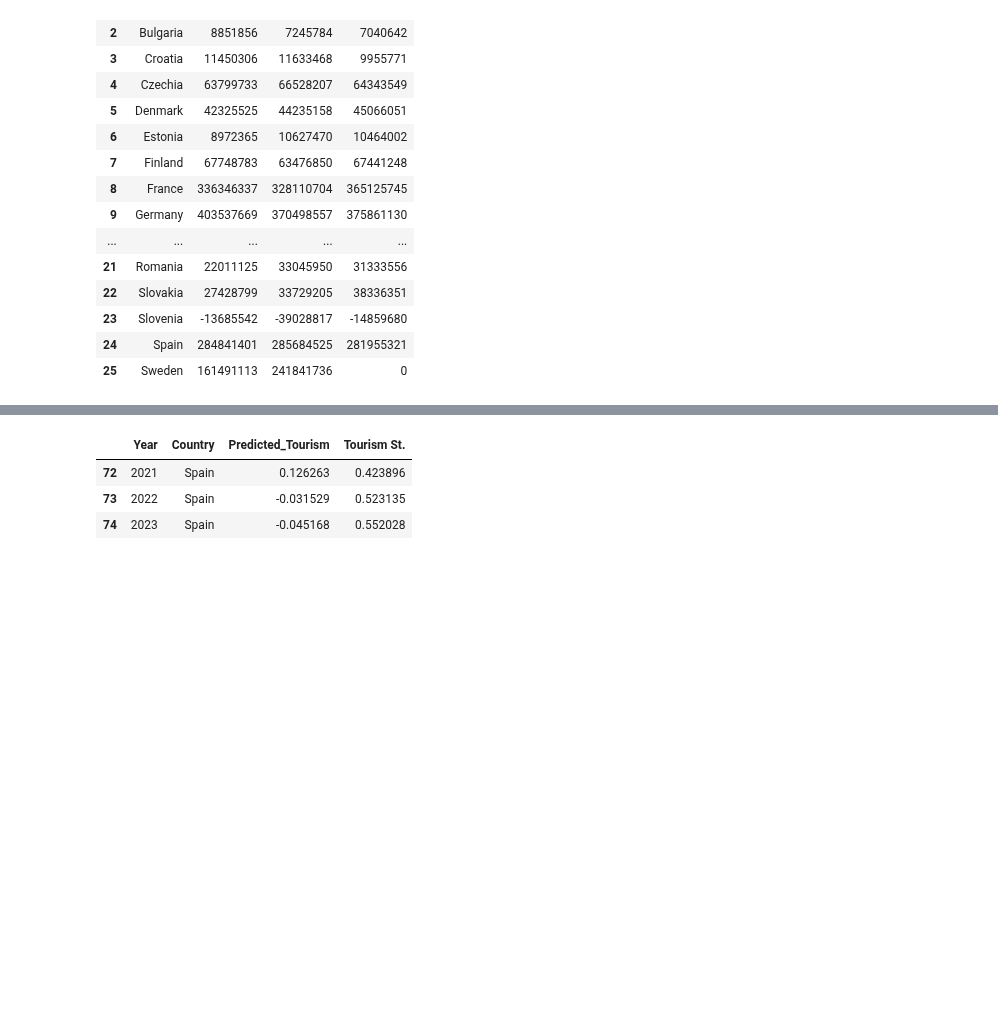
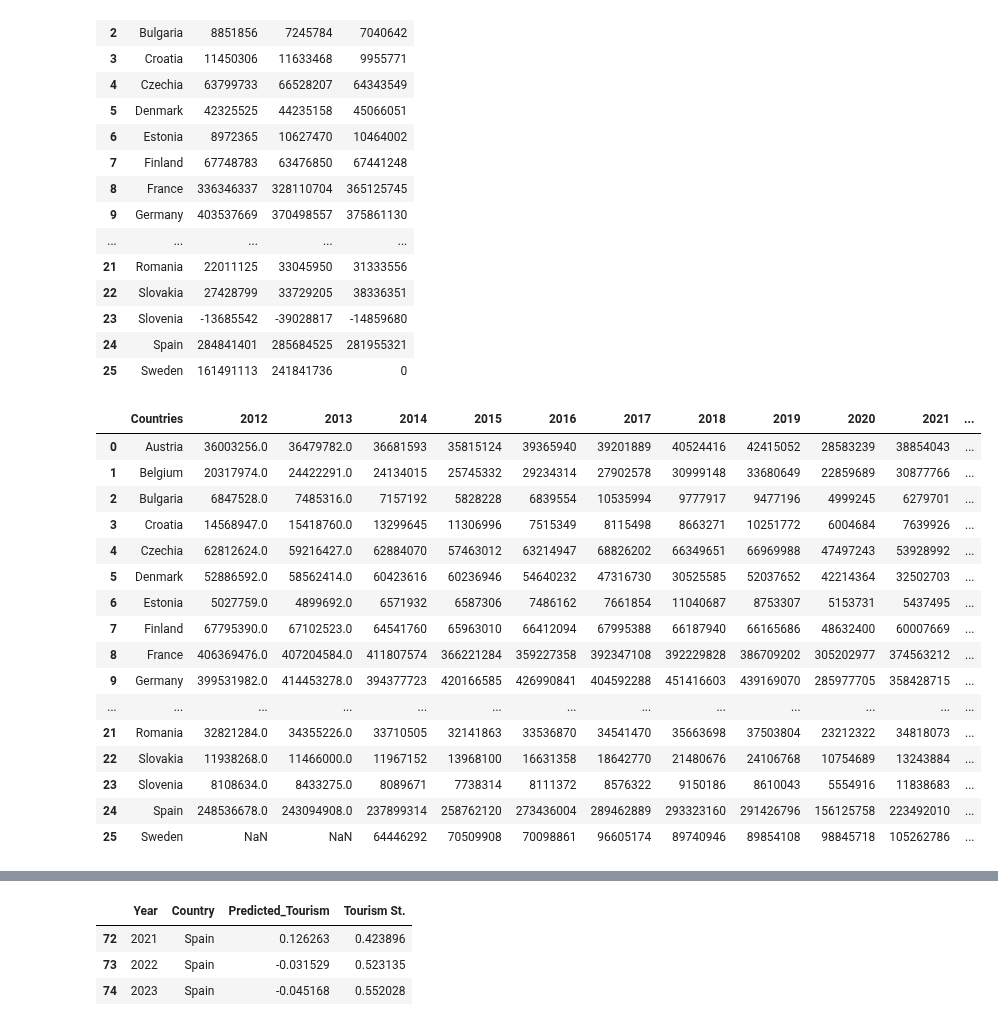
Before and after one commit to swbehan/RoadQualityWork, a Jupyter notebook: datasets/preprocessed-datasets/time_series_predictions copy 2.ipynb, the cells around one changed output, grey strips where cells are left out. Saved outputs shown, nothing was run; the diff lists cells and outputs as text; code cells hidden in the pictures; blank space fills up the shorter version.

```diff
--- a/datasets/preprocessed-datasets/time_series_predictions copy 2.ipynb
+++ b/datasets/preprocessed-datasets/time_series_predictions copy 2.ipynb
@@ -293,4 +276,49 @@ new_data
 | 23 | Slovenia | -13685542 | -39028817 | -14859680 |
 | 24 | Spain | 284841401 | 285684525 | 281955321 |
 | 25 | Sweden | 161491113 | 241841736 | 0 |
+# %%
+def reshape_historical_data(data_not_st):
+    EU_countries_list = [
+        'Austria', "Belgium", "Bulgaria", "Croatia", "Czechia",
+        "Denmark", "Estonia", "Finland", "France", "Germany", "Greece", "Hungary",
+        "Ireland", "Italy", "Latvia", "Lithuania", "Luxembourg", "Malta",
+        "Netherlands", "Poland", "Portugal", "Romania", "Slovakia", "Slovenia",
+        "Spain", "Sweden"]
+
+    eu_data = data_not_st[data_not_st['Country'].isin(EU_countries_list)]
+
+    years = list(range(2012, 2024))
+    rows = []
+
+    for country in EU_countries_list:
+        row = {'Countries': country}
+        for year in years:
+            val = eu_data[
+                (eu_data['Country'] == country) & (eu_data['Year'] == year)
+            ]['NumTrips'].values
+            row[year] = val[0] if val.size > 0 else np.nan
+        rows.append(row)
+
+    return pd.DataFrame(rows)
+# %%
+formatted_hist_data = reshape_historical_data(data_not_st)
+formatted_hist_data
+# %% [output]
+|  | Countries | 2012 | 2013 | 2014 | 2015 | 2016 | 2017 | 2018 | 2019 | 2020 | 2021 | ... |
+| 0 | Austria | 36003256.0 | 36479782.0 | 36681593 | 35815124 | 39365940 | 39201889 | 40524416 | 42415052 | 28583239 | 38854043 | ... |
+| 1 | Belgium | 20317974.0 | 24422291.0 | 24134015 | 25745332 | 29234314 | 27902578 | 30999148 | 33680649 | 22859689 | 30877766 | ... |
+| 2 | Bulgaria | 6847528.0 | 7485316.0 | 7157192 | 5828228 | 6839554 | 10535994 | 9777917 | 9477196 | 4999245 | 6279701 | ... |
+| 3 | Croatia | 14568947.0 | 15418760.0 | 13299645 | 11306996 | 7515349 | 8115498 | 8663271 | 10251772 | 6004684 | 7639926 | ... |
+| 4 | Czechia | 62812624.0 | 59216427.0 | 62884070 | 57463012 | 63214947 | 68826202 | 66349651 | 66969988 | 47497243 | 53928992 | ... |
+| 5 | Denmark | 52886592.0 | 58562414.0 | 60423616 | 60236946 | 54640232 | 47316730 | 30525585 | 52037652 | 42214364 | 32502703 | ... |
+| 6 | Estonia | 5027759.0 | 4899692.0 | 6571932 | 6587306 | 7486162 | 7661854 | 11040687 | 8753307 | 5153731 | 5437495 | ... |
+| 7 | Finland | 67795390.0 | 67102523.0 | 64541760 | 65963010 | 66412094 | 67995388 | 66187940 | 66165686 | 48632400 | 60007669 | ... |
+| 8 | France | 406369476.0 | 407204584.0 | 411807574 | 366221284 | 359227358 | 392347108 | 392229828 | 386709202 | 305202977 | 374563212 | ... |
+| 9 | Germany | 399531982.0 | 414453278.0 | 394377723 | 420166585 | 426990841 | 404592288 | 451416603 | 439169070 | 285977705 | 358428715 | ... |
+| ... | ... | ... | ... | ... | ... | ... | ... | ... | ... | ... | ... | ... |
+| 21 | Romania | 32821284.0 | 34355226.0 | 33710505 | 32141863 | 33536870 | 34541470 | 35663698 | 37503804 | 23212322 | 34818073 | ... |
+| 22 | Slovakia | 11938268.0 | 11466000.0 | 11967152 | 13968100 | 16631358 | 18642770 | 21480676 | 24106768 | 10754689 | 13243884 | ... |
+| 23 | Slovenia | 8108634.0 | 8433275.0 | 8089671 | 7738314 | 8111372 | 8576322 | 9150186 | 8610043 | 5554916 | 11838683 | ... |
+| 24 | Spain | 248536678.0 | 243094908.0 | 237899314 | 258762120 | 273436004 | 289462889 | 293323160 | 291426796 | 156125758 | 223492010 | ... |
+| 25 | Sweden | NaN | NaN | 64446292 | 70509908 | 70098861 | 96605174 | 89740946 | 89854108 | 98845718 | 105262786 | ... |
 # %%
```
Also changed, not shown: parts of 6 cells of this notebook.
